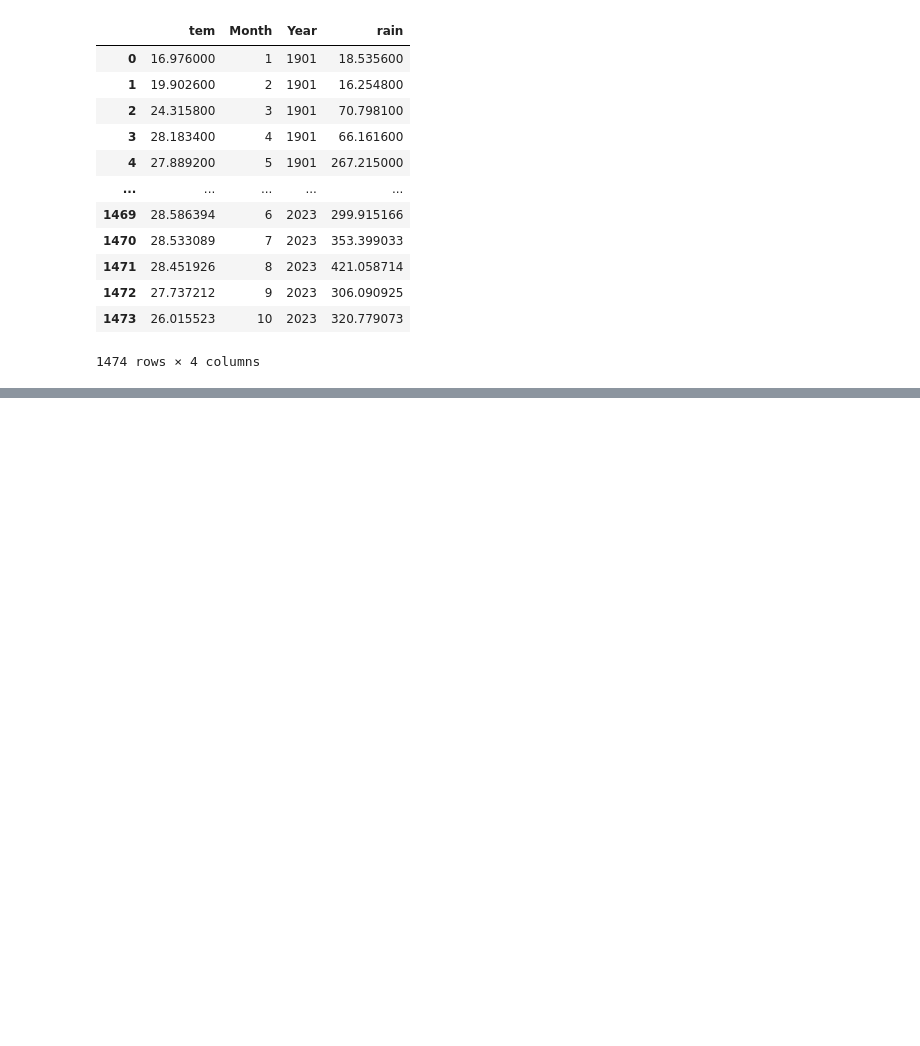
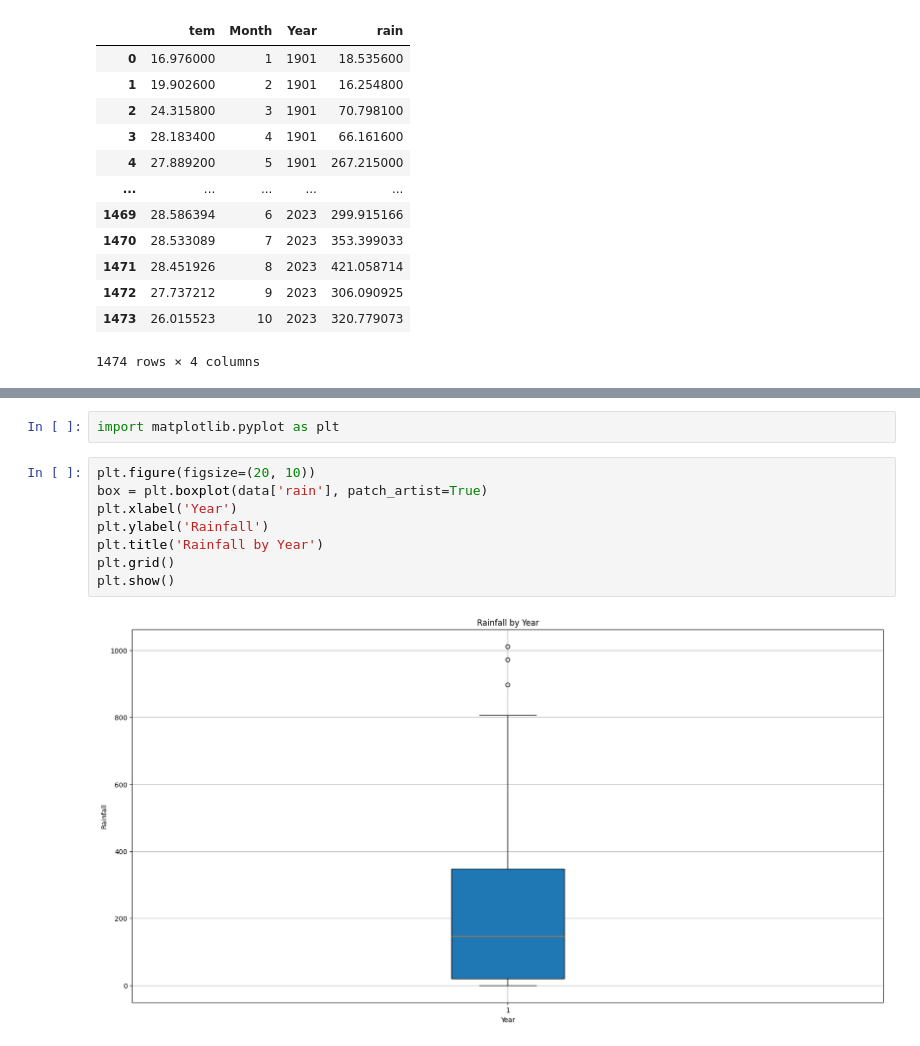
Before and after one commit to pavanrajkg04/Machine_Learning_projects, a Jupyter notebook: 4. Rainfall forcast/rainforcast.ipynb, the cells around one changed output, grey strips where cells are left out. Drawn from its saved outputs; the diff is of its cells as text; blank space fills up the shorter version.

```diff
--- a/4. Rainfall forcast/rainforcast.ipynb
+++ b/4. Rainfall forcast/rainforcast.ipynb
@@ -39,0 +80,12 @@ data
+# %%
+import matplotlib.pyplot as plt
+# %%
+plt.figure(figsize=(20, 10))
+box = plt.boxplot(data['rain'], patch_artist=True)
+plt.xlabel('Year')
+plt.ylabel('Rainfall')
+plt.title('Rainfall by Year')
+plt.grid()
+plt.show()
+# %% [output]
+[figure, added]
```
Also changed, not shown: parts of 5 cells of this notebook.
